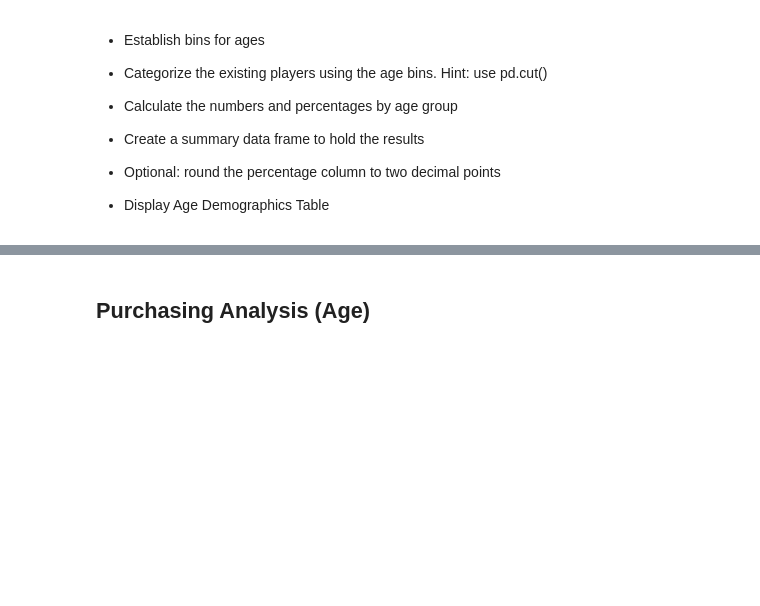
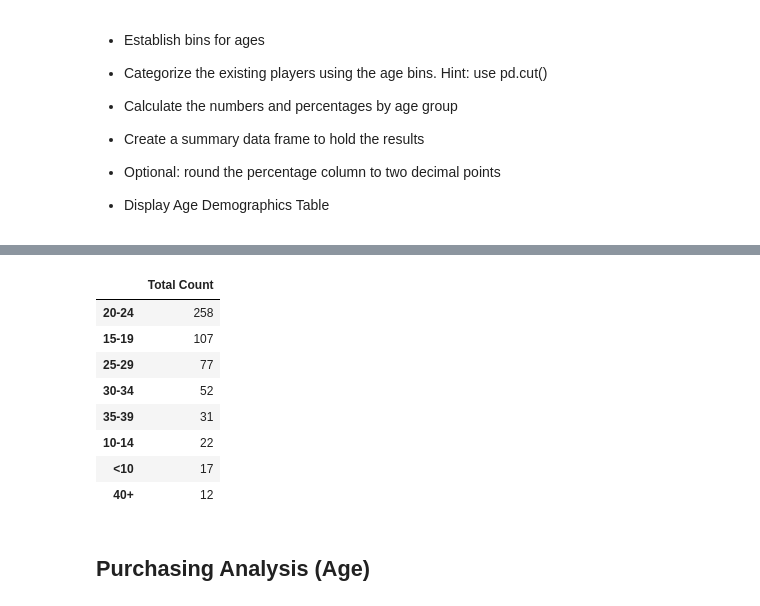
Before and after one commit to cayelsie/Pandas-fantasy-game-analysis, a Jupyter notebook: HeroesofPymoli/main-Copy2.ipynb, the cells around one changed output, grey strips where cells are left out. Drawn from its saved outputs; the diff is of its cells as text; code cells hidden in the pictures; blank space fills up the shorter version.

```diff
--- a/HeroesofPymoli/main-Copy2.ipynb
+++ b/HeroesofPymoli/main-Copy2.ipynb
@@ -245,3 +234,54 @@ formatted_summary_purchasing_gender_df
+# %%
+#Group original dataframe by unique SN and then age
+age_group = purchase_data_df.groupby(["SN", "Age"]).count()
+
+#Reset the index so the age column can be accessed easily
+age_group_df = pd.DataFrame(age_group).reset_index()
+age_group_df
+
+#Find the maximum age within the players
+age_group_df["Age"].max()
+
+#Set up bins for ages
+bins = [0, 10, 15, 20, 25, 30, 35, 40, 46]
+
+#Set up the names for the binned data
+group_names = ["<10", "10-14", "15-19", "20-24", "25-29", "30-34", "35-39", "40+"]
+
+#Segment the data and sort into bins; create a new column that assigns the proper bin name to each row based on age in that row
+age_group_df["Age Category"] = pd.cut(age_group_df["Age"], bins, labels = group_names, right=False)
+age_group_df
+
+
+# age_df = purchase_data_df[["SN", "Age", "Age Category"]]
+# age_df
+
+# age_count = age_df.groupby["SN", "Age"].count()
+# age_count
+
+#Obtain the count of players in each bin
+age_count = age_group_df["Age Category"].value_counts()
+
+#Convert the count data into a dataframe
+age_count_df = pd.DataFrame(age_count)
+
+#Change the name of the column holding the counted data to "Total Count" for the summary dataframe
+age_count_df.columns = ["Total Count"]
+
+
+#Sort the dataframe by the index (which is the bin names) in ascending order
+age_count_df.sort_index(ascending=True)
+age_count_df
+# %% [output]
+|  | Total Count |
+| 20-24 | 258 |
+| 15-19 | 107 |
+| 25-29 | 77 |
+| 30-34 | 52 |
+| 35-39 | 31 |
+| 10-14 | 22 |
+| <10 | 17 |
+| 40+ | 12 |
 # %% [markdown]
 ## Purchasing Analysis (Age)
 # %% [markdown]
```
Also changed, not shown: parts of 1 cell of this notebook, 1 other file.
